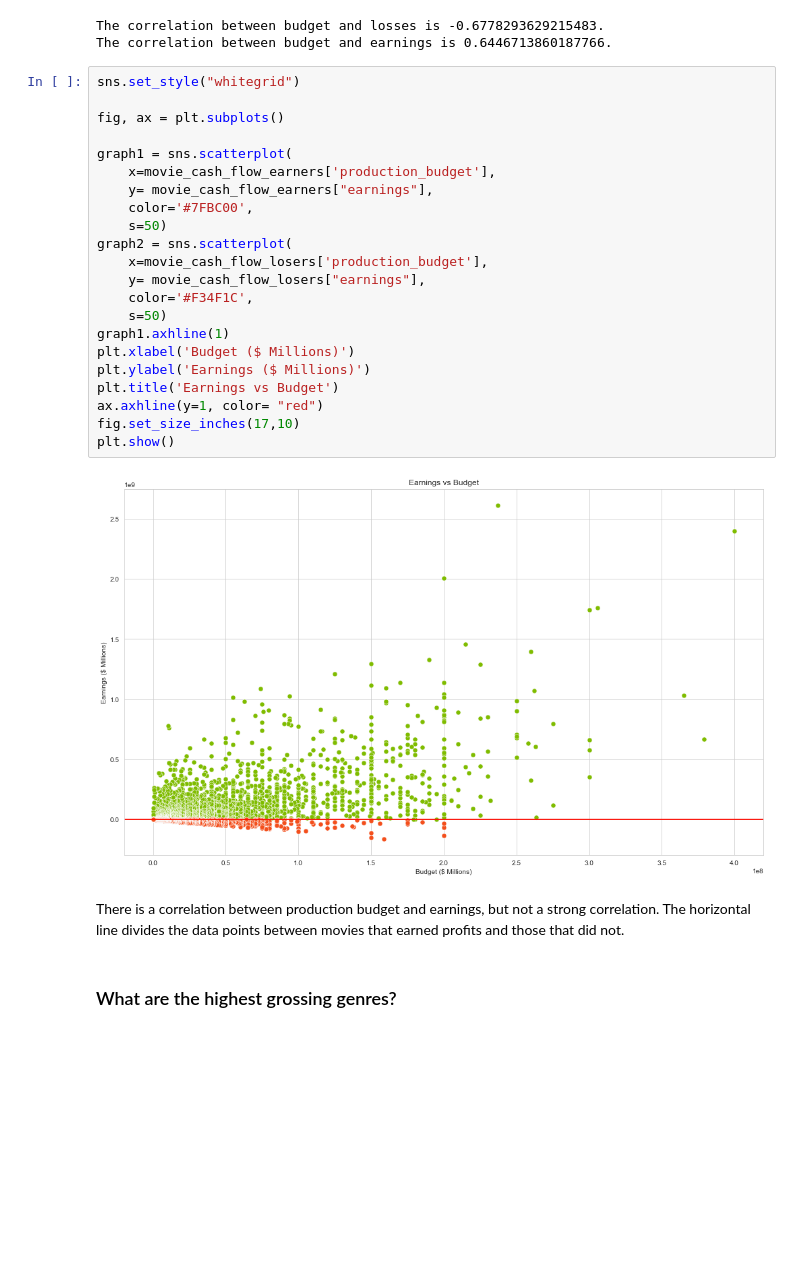
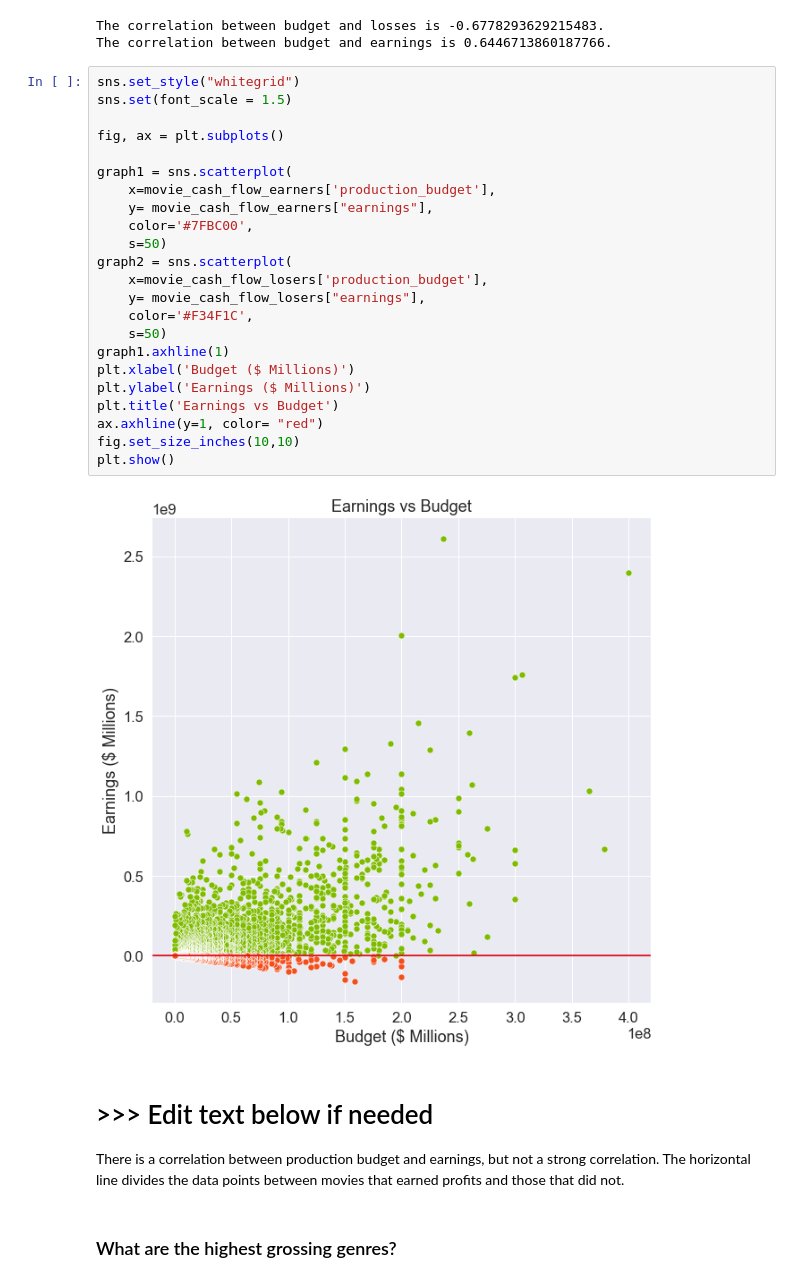
Before and after one commit to czarinagluna/Microsoft-Movie-Recommendations, a Jupyter notebook: microsoft-movie-recommendations.ipynb, the cells around one changed output. Saved outputs shown, nothing was run; the diff lists cells and outputs as text; blank space fills up the shorter version.

```diff
--- a/microsoft-movie-recommendations.ipynb
+++ b/microsoft-movie-recommendations.ipynb
@@ -307,29 +292,31 @@ The correlation between budget and losses is -0.6778293629215483.
 The correlation between budget and earnings is 0.6446713860187766.
 # %%
 sns.set_style("whitegrid")
+sns.set(font_scale = 1.5)
 
 fig, ax = plt.subplots()
 
 graph1 = sns.scatterplot(
     x=movie_cash_flow_earners['production_budget'],
     y= movie_cash_flow_earners["earnings"],
     color='#7FBC00',
     s=50)
 graph2 = sns.scatterplot(
     x=movie_cash_flow_losers['production_budget'],
     y= movie_cash_flow_losers["earnings"],
     color='#F34F1C',
     s=50)
 graph1.axhline(1)
 plt.xlabel('Budget ($ Millions)')
 plt.ylabel('Earnings ($ Millions)')
 plt.title('Earnings vs Budget')
 ax.axhline(y=1, color= "red")
-fig.set_size_inches(17,10)
+fig.set_size_inches(10,10)
 plt.show()
 # %% [output]
-[figure, old version]
+[figure, new version]
 # %% [markdown]
+# >>> Edit text below if needed
 There is a correlation between production budget and earnings, but not a strong correlation. The horizontal line divides the data points between movies that earned profits and those that did not.
 # %% [markdown]
 ### What are the highest grossing genres?
```
Also changed, not shown: parts of 41 cells of this notebook, 3 other files.
